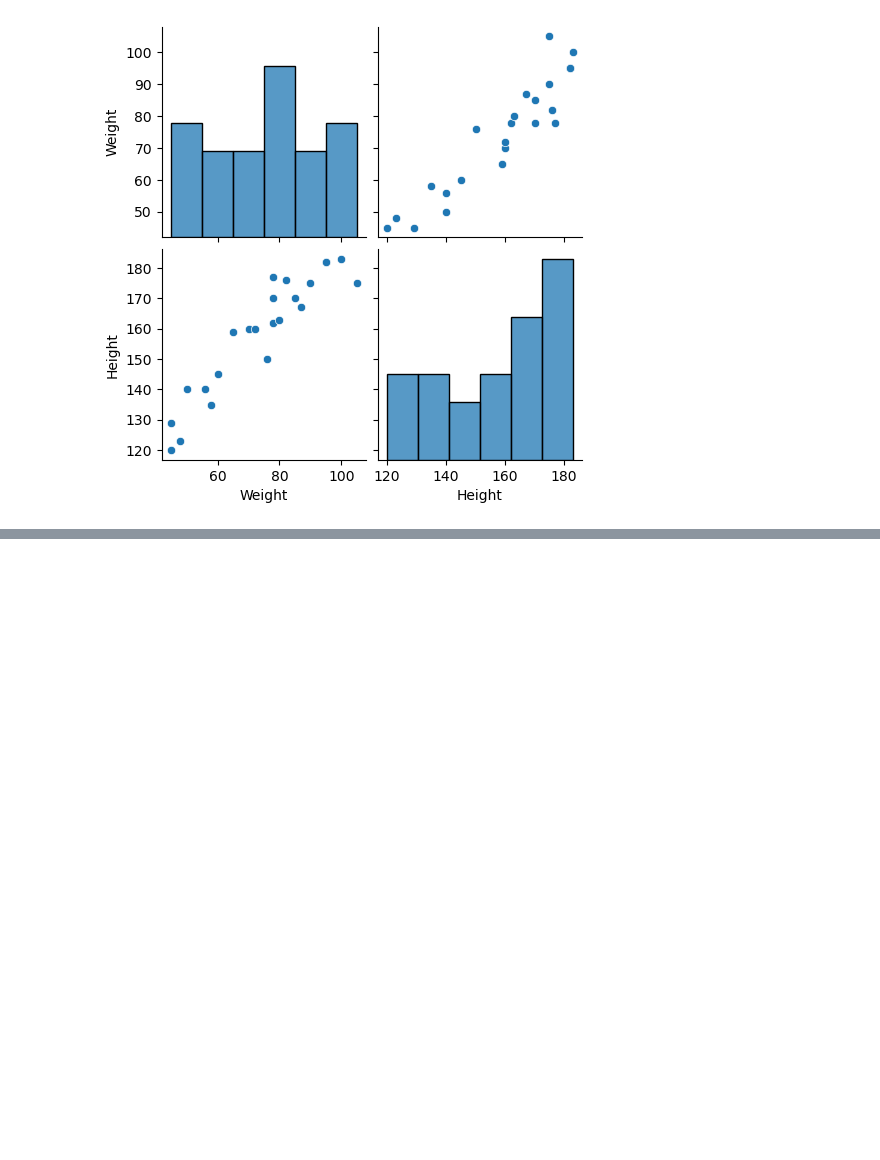
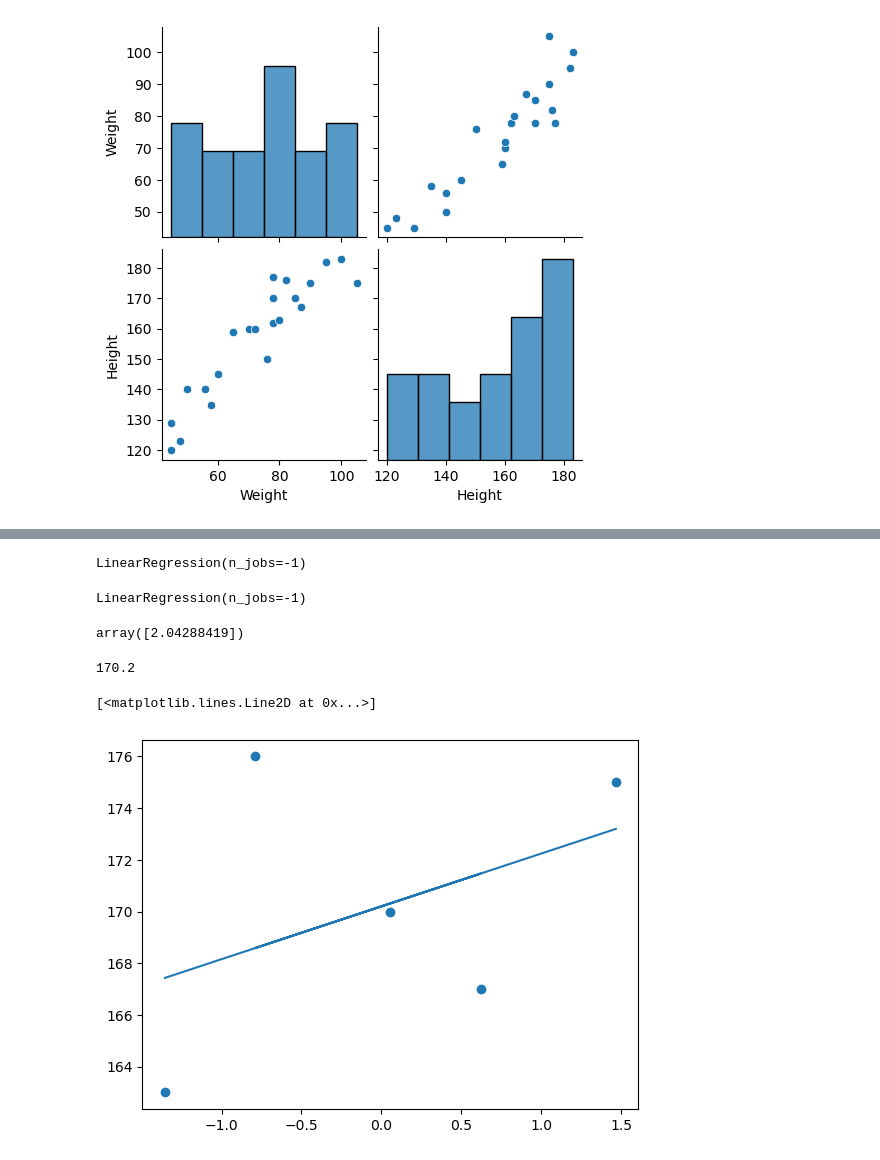
Before and after one commit to a-b-c-d-ritik/DataScience, a Jupyter notebook: 27.Linear_Regression/Regression.ipynb, the cells around one changed output, grey strips where cells are left out. Drawn from its saved outputs; the diff is of its cells as text; code cells hidden in the pictures; blank space fills up the shorter version.

```diff
--- a/27.Linear_Regression/Regression.ipynb
+++ b/27.Linear_Regression/Regression.ipynb
@@ -49,0 +89,5 @@ sb.pairplot(df)
+# %%
+#train test split : for over fitting and underfittig
+from sklearn.model_selection import train_test_split
+
+x_train,x_test,y_train,y_test=train_test_split(x,y,train_size=0.25,random_state=42)
@@ -49,0 +174,7 @@ sb.pairplot(df)
+# %%
+scaler=StandardScaler()
+x_train=scaler.fit_transform(x_train)
+print(x_train)
+print("\n\n")
+x_test=scaler.transform(x_test)
+print(x_test)
@@ -49,0 +203,27 @@ sb.pairplot(df)
+# %%
+lr=LinearRegression(n_jobs=-1)
+# %%
+lr.fit(x_train,y_train)
+# %% [output]
+LinearRegression(n_jobs=-1)
+# %%
+lr
+# %% [output]
+LinearRegression(n_jobs=-1)
+# %%
+lr.coef_
+#yaha slope mila h
+# %% [output]
+array([2.04288419])
+# %%
+lr.intercept_
+#yaha intercept milega
+# %% [output]
+170.2
+# %%
+#plotting best fir line from training data
+plt.scatter(x_train,y_train)
+plt.plot(x_train,lr.predict(x_train))
+# %% [output]
+[<matplotlib.lines.Line2D at 0x...>]
+[figure, added]
```
Also changed, not shown: parts of 30 cells of this notebook, 3 other files.
